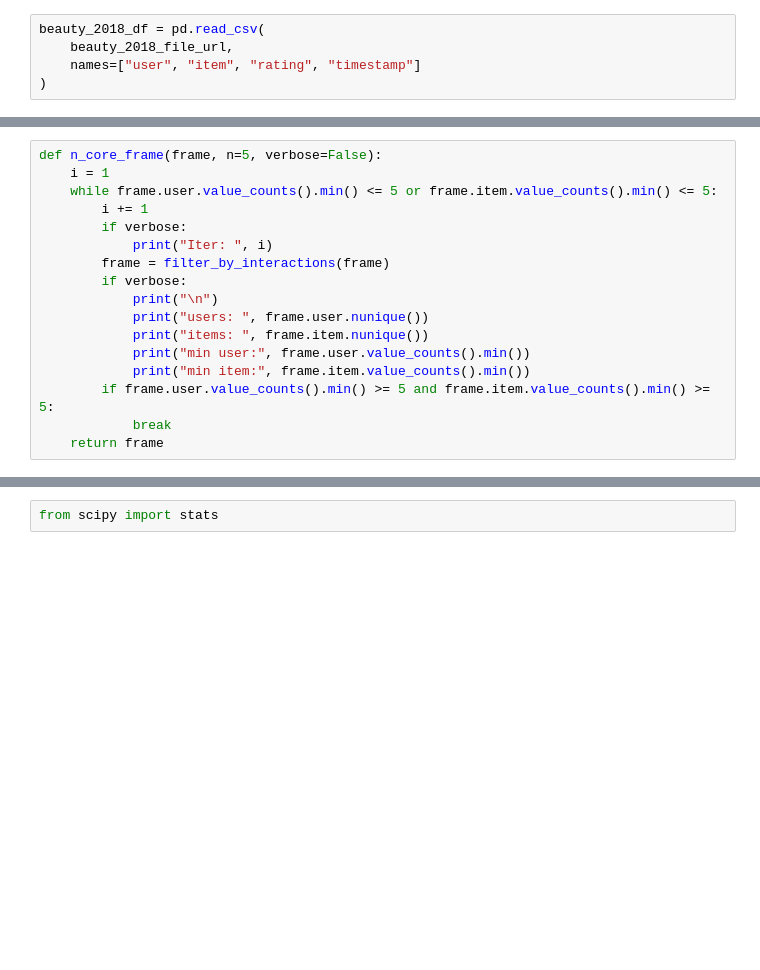
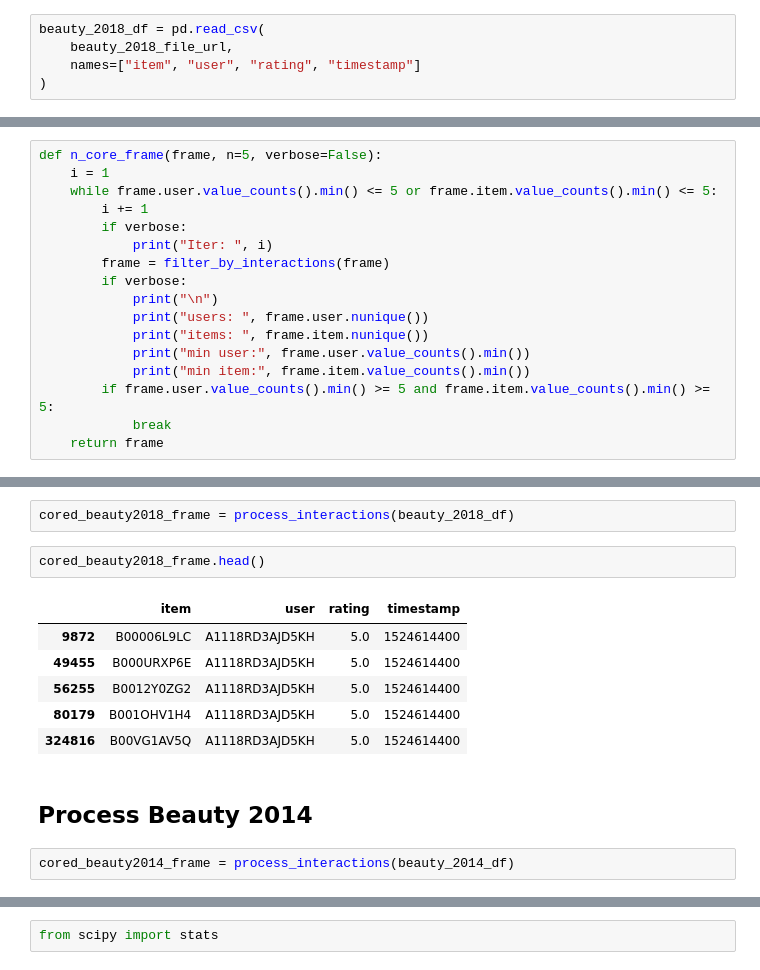
Before and after one commit to VodyTV/sops-sasrec, a Jupyter notebook: notebooks/data_loading.ipynb, the cells around one changed output, grey strips where cells are left out. Saved outputs shown, nothing was run; the diff lists cells and outputs as text; blank space fills up the shorter version.

```diff
--- a/notebooks/data_loading.ipynb
+++ b/notebooks/data_loading.ipynb
@@ -112,7 +114,7 @@ beauty_2014_df = pd.read_csv(
 # %%
 beauty_2018_df = pd.read_csv(
     beauty_2018_file_url,
-    names=["user", "item", "rating", "timestamp"]
+    names=["item", "user", "rating", "timestamp"]
 )
 # %% [markdown]
 ## Read Steam
@@ -397,0 +284,15 @@ dataset_stats(cored_es_frame)
+# %%
+cored_beauty2018_frame = process_interactions(beauty_2018_df)
+# %%
+cored_beauty2018_frame.head()
+# %% [output]
+|  | item | user | rating | timestamp |
+| 9872 | B00006L9LC | A1118RD3AJD5KH | 5.0 | 1524614400 |
+| 49455 | B000URXP6E | A1118RD3AJD5KH | 5.0 | 1524614400 |
+| 56255 | B0012Y0ZG2 | A1118RD3AJD5KH | 5.0 | 1524614400 |
+| 80179 | B001OHV1H4 | A1118RD3AJD5KH | 5.0 | 1524614400 |
+| 324816 | B00VG1AV5Q | A1118RD3AJD5KH | 5.0 | 1524614400 |
+# %% [markdown]
+## Process Beauty 2014
+# %%
+cored_beauty2014_frame = process_interactions(beauty_2014_df)
```
Also changed, not shown: parts of 61 cells of this notebook, 1 other file.
